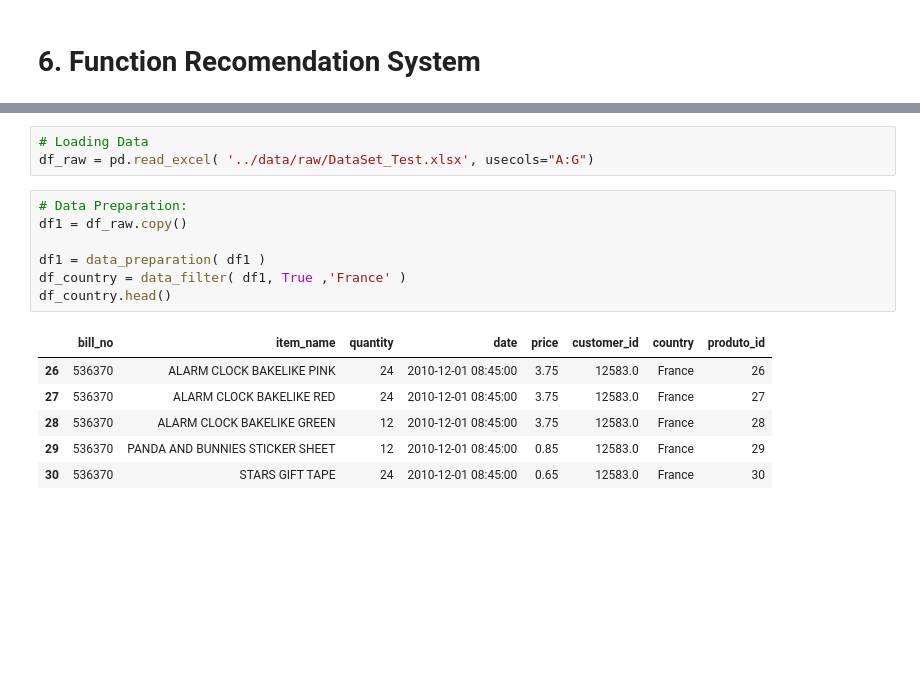
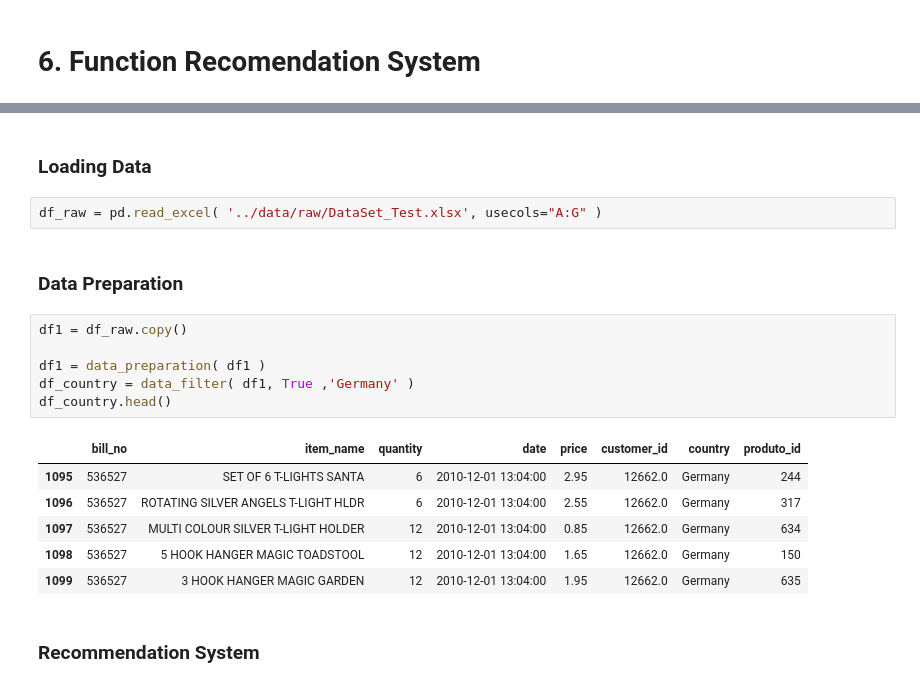
Before and after one commit to Cassiano-Schmeiske/manfing_teste_tecnico, a Jupyter notebook: notebooks/2.0-cs-recommendation-system.ipynb, the cells around one changed output, grey strips where cells are left out. Cells and saved outputs as stored; diff of their text form; blank space fills up the shorter version.

```diff
--- a/notebooks/2.0-cs-recommendation-system.ipynb
+++ b/notebooks/2.0-cs-recommendation-system.ipynb
@@ -323,17 +335,21 @@ def recommendation_system( dataframe, support_val=0.01, num_of_products=5 ):
+# %% [markdown]
+### Loading Data
 # %%
-# Loading Data
-df_raw = pd.read_excel( '../data/raw/DataSet_Test.xlsx', usecols="A:G")
+df_raw = pd.read_excel( '../data/raw/DataSet_Test.xlsx', usecols="A:G" )
+# %% [markdown]
+### Data Preparation
 # %%
-# Data Preparation:
 df1 = df_raw.copy()
 
 df1 = data_preparation( df1 )
-df_country = data_filter( df1, True ,'France' )
+df_country = data_filter( df1, True ,'Germany' )
 df_country.head()
 # %% [output]
 |  | bill_no | item_name | quantity | date | price | customer_id | country | produto_id |
-| 26 | 536370 | ALARM CLOCK BAKELIKE PINK | 24 | 2010-12-01 08:45:00 | 3.75 | 12583.0 | France | 26 |
-| 27 | 536370 | ALARM CLOCK BAKELIKE RED | 24 | 2010-12-01 08:45:00 | 3.75 | 12583.0 | France | 27 |
-| 28 | 536370 | ALARM CLOCK BAKELIKE GREEN | 12 | 2010-12-01 08:45:00 | 3.75 | 12583.0 | France | 28 |
-| 29 | 536370 | PANDA AND BUNNIES STICKER SHEET | 12 | 2010-12-01 08:45:00 | 0.85 | 12583.0 | France | 29 |
-| 30 | 536370 | STARS GIFT TAPE | 24 | 2010-12-01 08:45:00 | 0.65 | 12583.0 | France | 30 |
+| 1095 | 536527 | SET OF 6 T-LIGHTS SANTA | 6 | 2010-12-01 13:04:00 | 2.95 | 12662.0 | Germany | 244 |
+| 1096 | 536527 | ROTATING SILVER ANGELS T-LIGHT HLDR | 6 | 2010-12-01 13:04:00 | 2.55 | 12662.0 | Germany | 317 |
+| 1097 | 536527 | MULTI COLOUR SILVER T-LIGHT HOLDER | 12 | 2010-12-01 13:04:00 | 0.85 | 12662.0 | Germany | 634 |
+| 1098 | 536527 | 5 HOOK HANGER MAGIC TOADSTOOL | 12 | 2010-12-01 13:04:00 | 1.65 | 12662.0 | Germany | 150 |
+| 1099 | 536527 | 3 HOOK HANGER MAGIC GARDEN | 12 | 2010-12-01 13:04:00 | 1.95 | 12662.0 | Germany | 635 |
+# %% [markdown]
+### Recommendation System
```
Also changed, not shown: parts of 34 cells of this notebook.
